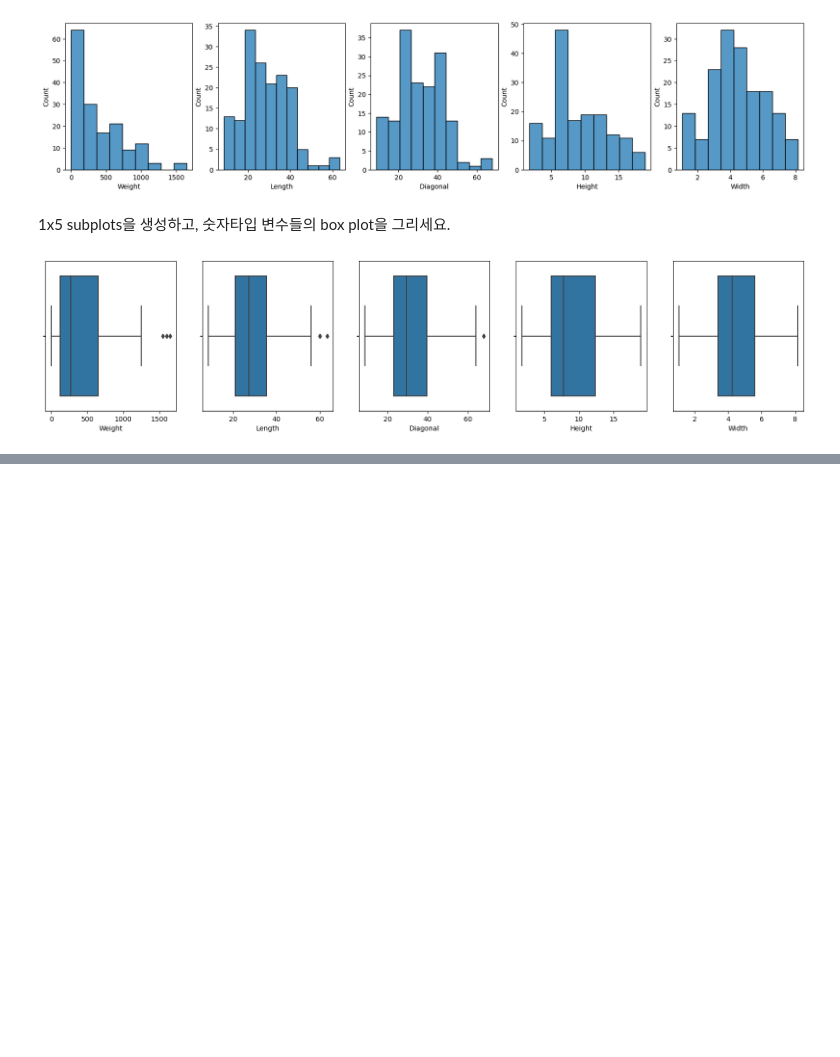
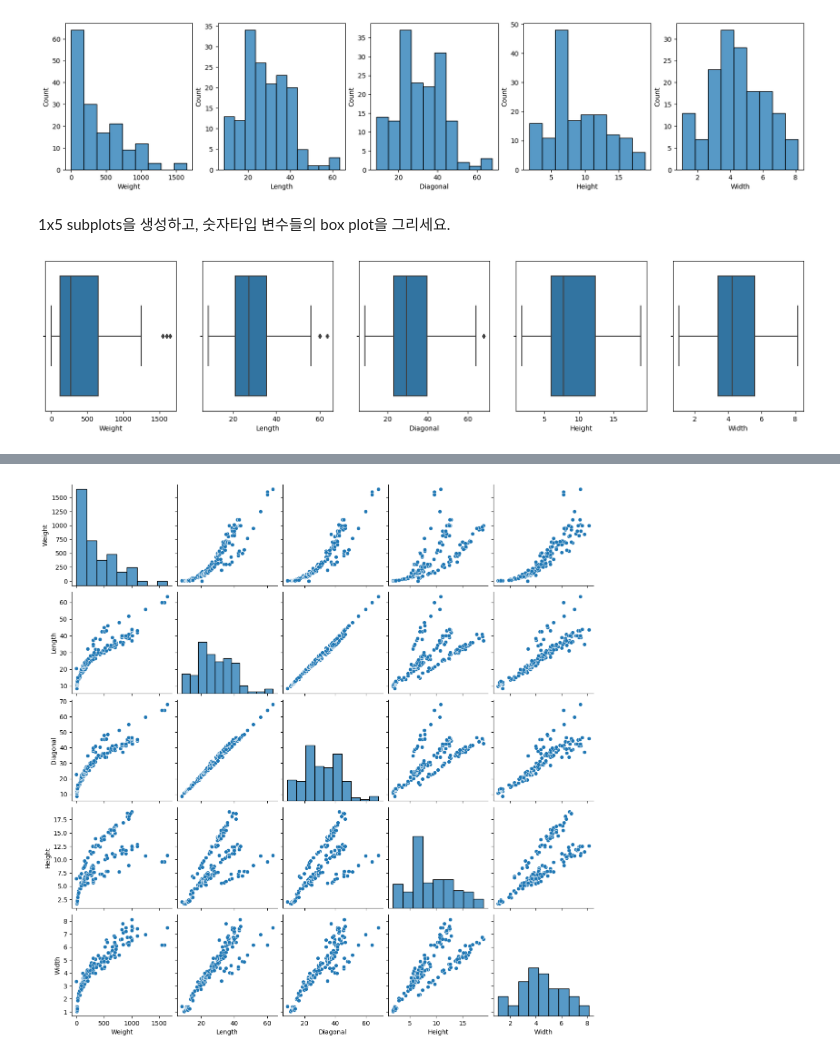
Before and after one commit to kiminhonawa/python, a Jupyter notebook: ml02_knn.ipynb, the cells around one changed output, grey strips where cells are left out. Drawn from its saved outputs; the diff is of its cells as text; code cells hidden in the pictures; blank space fills up the shorter version.

```diff
--- a/ml02_knn.ipynb
+++ b/ml02_knn.ipynb
@@ -124,0 +136,5 @@ plt.show()
+# %%
+sns.pairplot(data=fish_df)
+plt.show()
+# %% [output]
+[figure, added]
```
Also changed, not shown: parts of 14 cells of this notebook.
